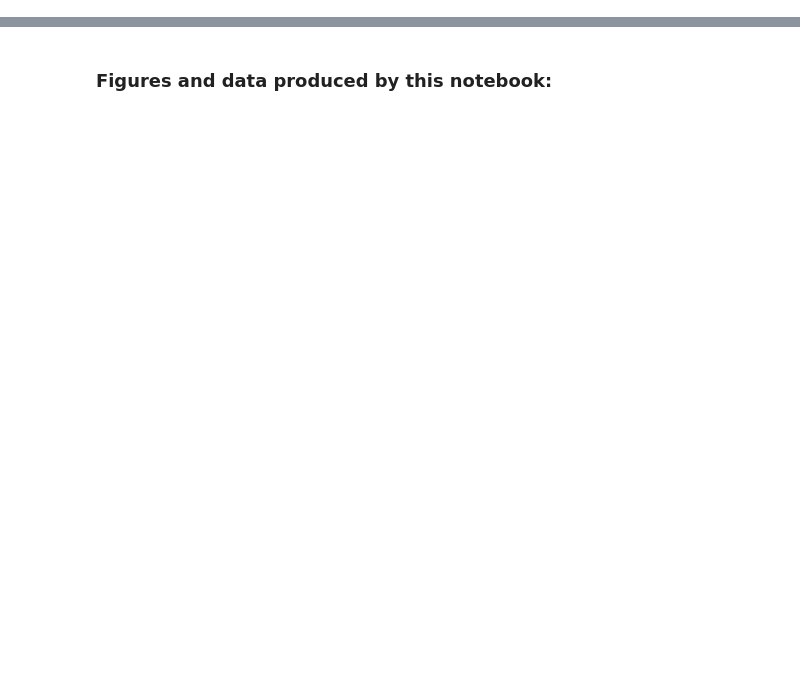
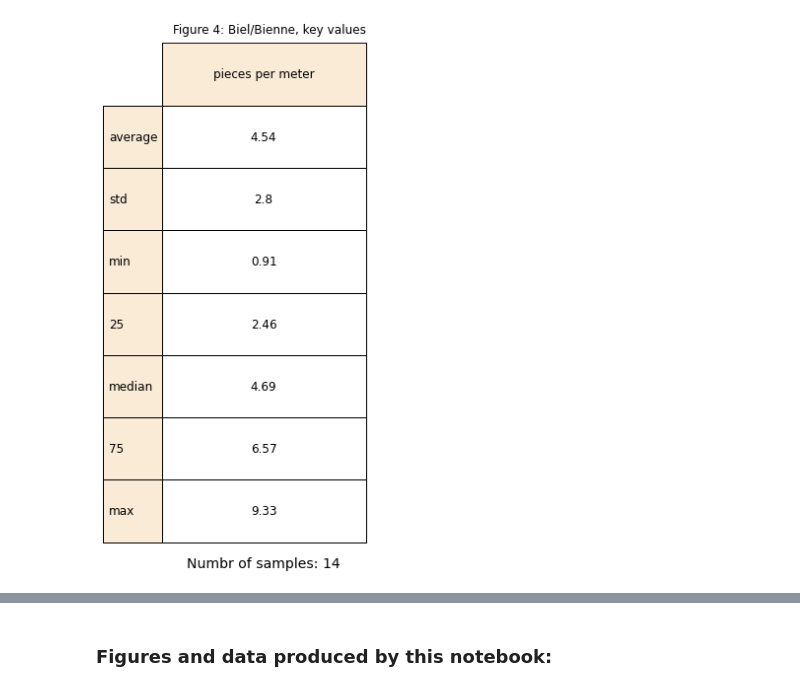
Before and after one commit to hammerdirt-analyst/iqals, a Jupyter notebook: make_a_class.ipynb, the cells around one changed output, grey strips where cells are left out. Cells and saved outputs as stored; diff of their text form; code cells hidden in the pictures; blank space fills up the shorter version.

```diff
--- a/make_a_class.ipynb
+++ b/make_a_class.ipynb
@@ -1108,0 +411,9 @@ plt.close()
+# %%
+figure_num += 1
+output_kwargs = dict(file = F"{project_directory}/figure{figure_num}", a_type="table", tag=F"key values {bassin_label}", figure_num=figure_num)
+
+a_sum_table, row_labels = makeTableOfKeyStatistics(b.muni_pcsm_day)
+nsamps = len(b.muni_pcsm_day)
+make_one_column_table(a_sum_table, is_french, row_labels, nsamps, title=coi, output=save_output, o_kwargs=output_kwargs, t_kwargs=tablecenter_k)
+# %% [output]
+[figure, added]
```
Also changed, not shown: parts of 67 cells of this notebook, 23 other files.
